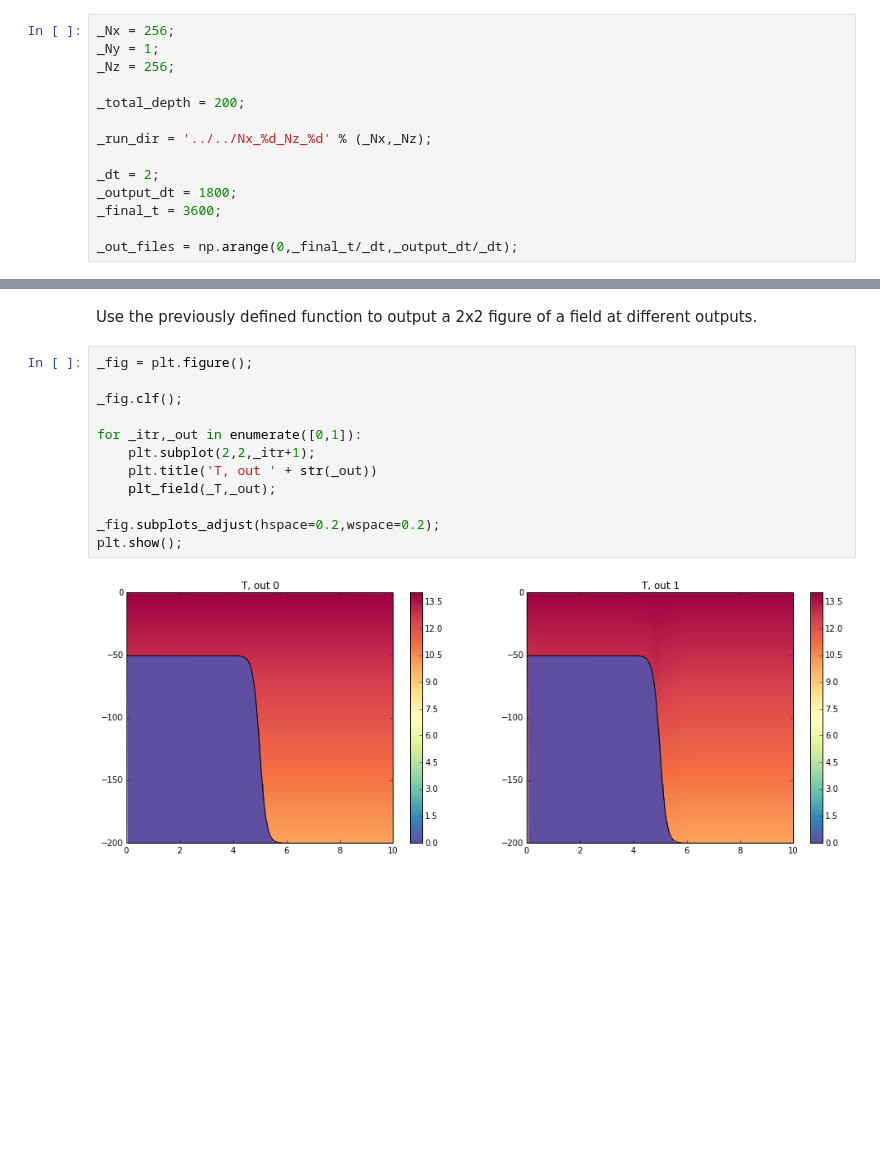
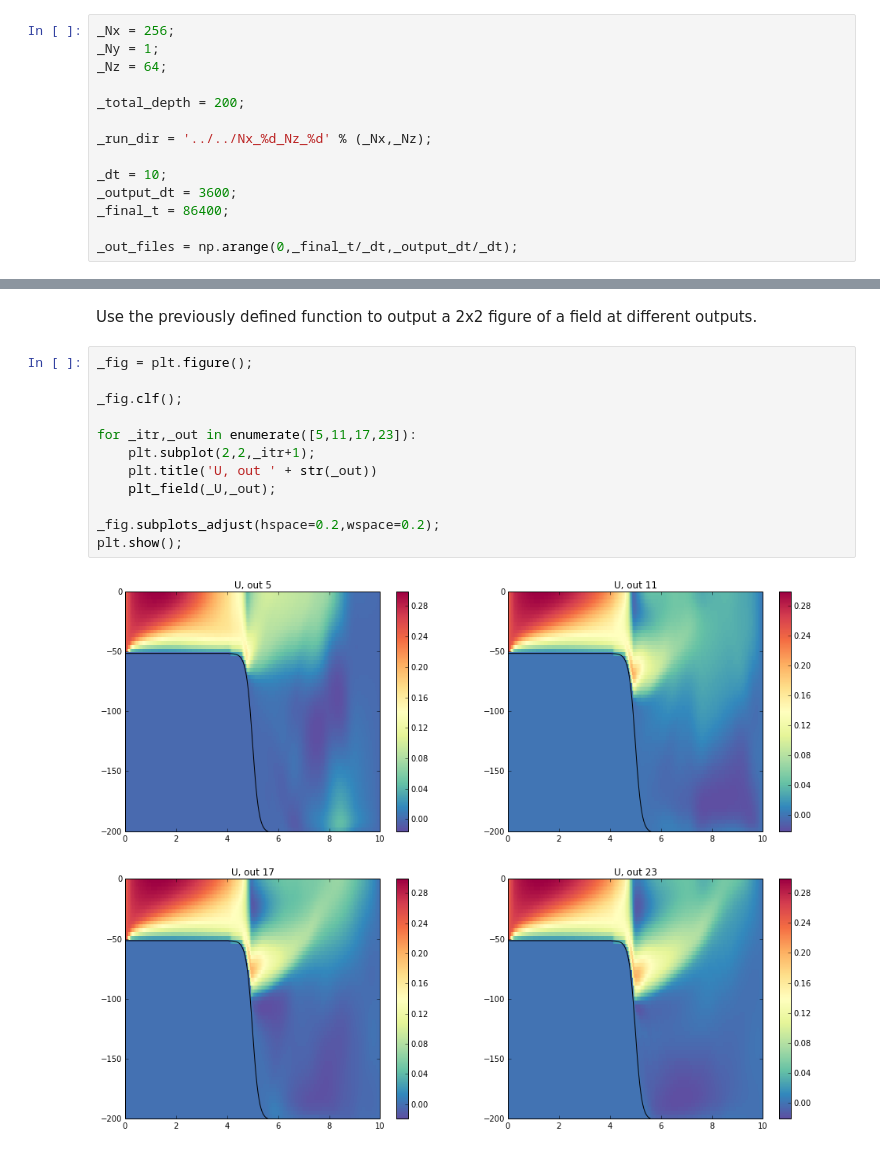
Before and after one commit to UBC-MOAD/flow_separation, a Jupyter notebook: flow_separation/process_data.ipynb, the cells around one changed output, grey strips where cells are left out. Cells and saved outputs as stored; diff of their text form; blank space fills up the shorter version.

```diff
--- a/flow_separation/process_data.ipynb
+++ b/flow_separation/process_data.ipynb
@@ -17,15 +17,15 @@ Set directory and other run-specific parameters here.
 # %%
 _Nx = 256;
 _Ny = 1;
-_Nz = 256;
+_Nz = 64;
 
 _total_depth = 200;
 
 _run_dir = '../../Nx_%d_Nz_%d' % (_Nx,_Nz);
 
-_dt = 2;
-_output_dt = 1800;
-_final_t = 3600;
+_dt = 10;
+_output_dt = 3600;
+_final_t = 86400;
 
 _out_files = np.arange(0,_final_t/_dt,_output_dt/_dt);
 # %% [markdown]
@@ -75,14 +82,14 @@ Use the previously defined function to output a 2x2 figure of a field at differe
 # %%
 _fig = plt.figure();
 
 _fig.clf();
 
-for _itr,_out in enumerate([0,1]):
+for _itr,_out in enumerate([5,11,17,23]):
     plt.subplot(2,2,_itr+1);
-    plt.title('T, out ' + str(_out))
-    plt_field(_T,_out);
+    plt.title('U, out ' + str(_out))
+    plt_field(_U,_out);
 
 _fig.subplots_adjust(hspace=0.2,wspace=0.2);
 plt.show();
 # %% [output]
-[figure, old version]
+[figure, new version]
```
Also changed, not shown: parts of 6 cells of this notebook.
